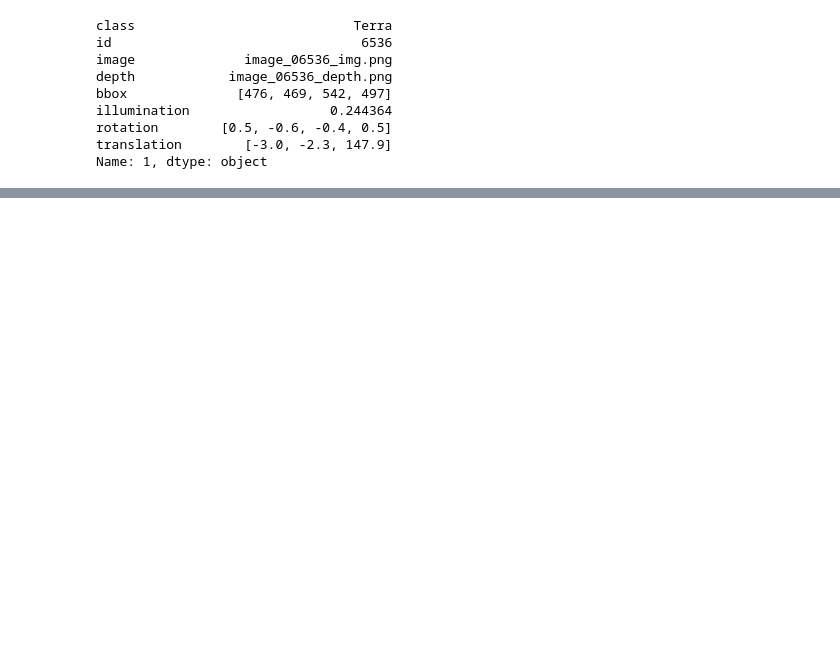
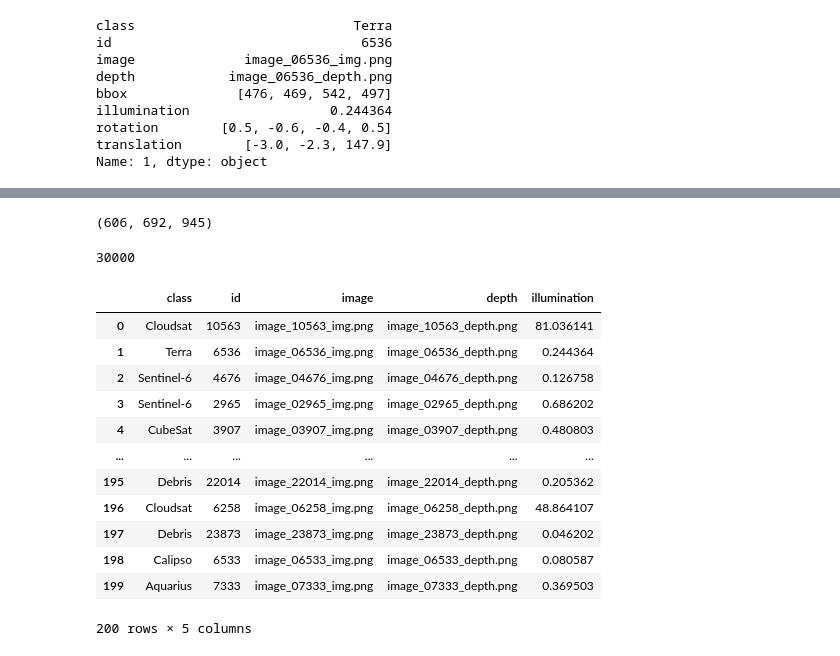
Before and after one commit to Dave-van-der-Meer/cvia_semester_project, a Jupyter notebook: make_model.ipynb, the cells around one changed output, grey strips where cells are left out. Saved outputs shown, nothing was run; the diff lists cells and outputs as text; code cells hidden in the pictures; blank space fills up the shorter version.

```diff
--- a/make_model.ipynb
+++ b/make_model.ipynb
@@ -102,0 +141,8 @@ Name: 1, dtype: object
+# %%
+dataset.get_bbox(3)[1:]
+# %% [output]
+(606, 692, 945)
+# %%
+len(dataset.labels)
+# %% [output]
+30000
@@ -102,0 +210,16 @@ Name: 1, dtype: object
+# %%
+label_dataframe
+# %% [output]
+|  | class | id | image | depth | illumination |
+| 0 | Cloudsat | 10563 | image_10563_img.png | image_10563_depth.png | 81.036141 |
+| 1 | Terra | 6536 | image_06536_img.png | image_06536_depth.png | 0.244364 |
+| 2 | Sentinel-6 | 4676 | image_04676_img.png | image_04676_depth.png | 0.126758 |
+| 3 | Sentinel-6 | 2965 | image_02965_img.png | image_02965_depth.png | 0.686202 |
+| 4 | CubeSat | 3907 | image_03907_img.png | image_03907_depth.png | 0.480803 |
+| ... | ... | ... | ... | ... | ... |
+| 195 | Debris | 22014 | image_22014_img.png | image_22014_depth.png | 0.205362 |
+| 196 | Cloudsat | 6258 | image_06258_img.png | image_06258_depth.png | 48.864107 |
+| 197 | Debris | 23873 | image_23873_img.png | image_23873_depth.png | 0.046202 |
+| 198 | Calipso | 6533 | image_06533_img.png | image_06533_depth.png | 0.080587 |
+| 199 | Aquarius | 7333 | image_07333_img.png | image_07333_depth.png | 0.369503 |
+200 rows × 5 columns
```
Also changed, not shown: parts of 13 cells of this notebook.
